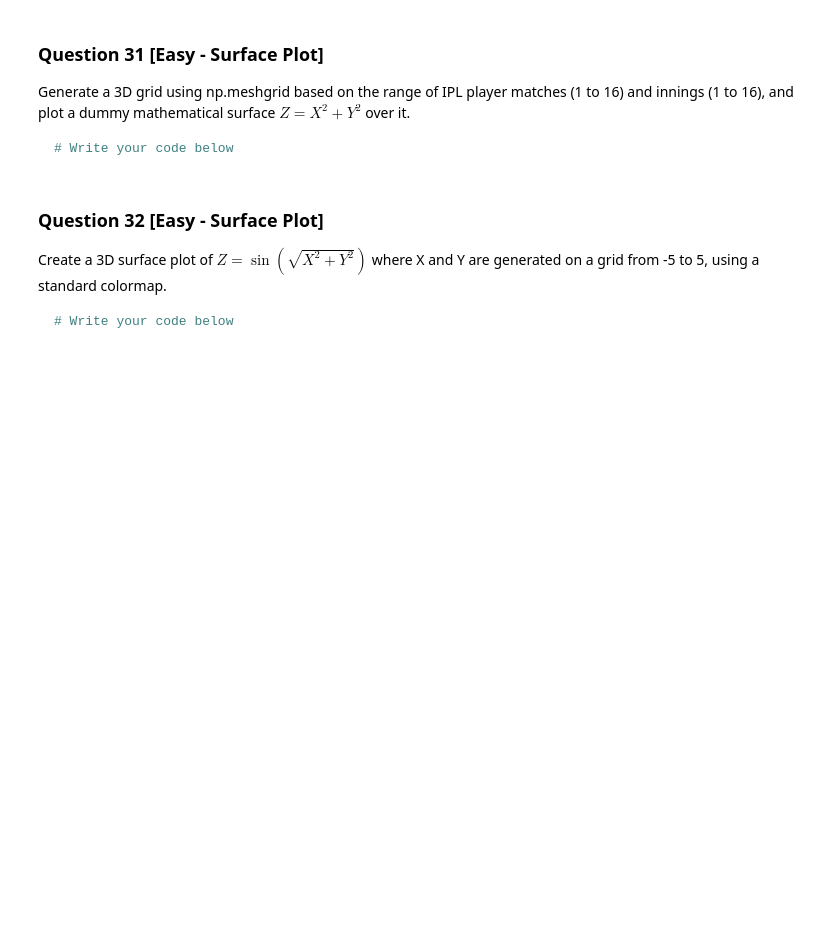
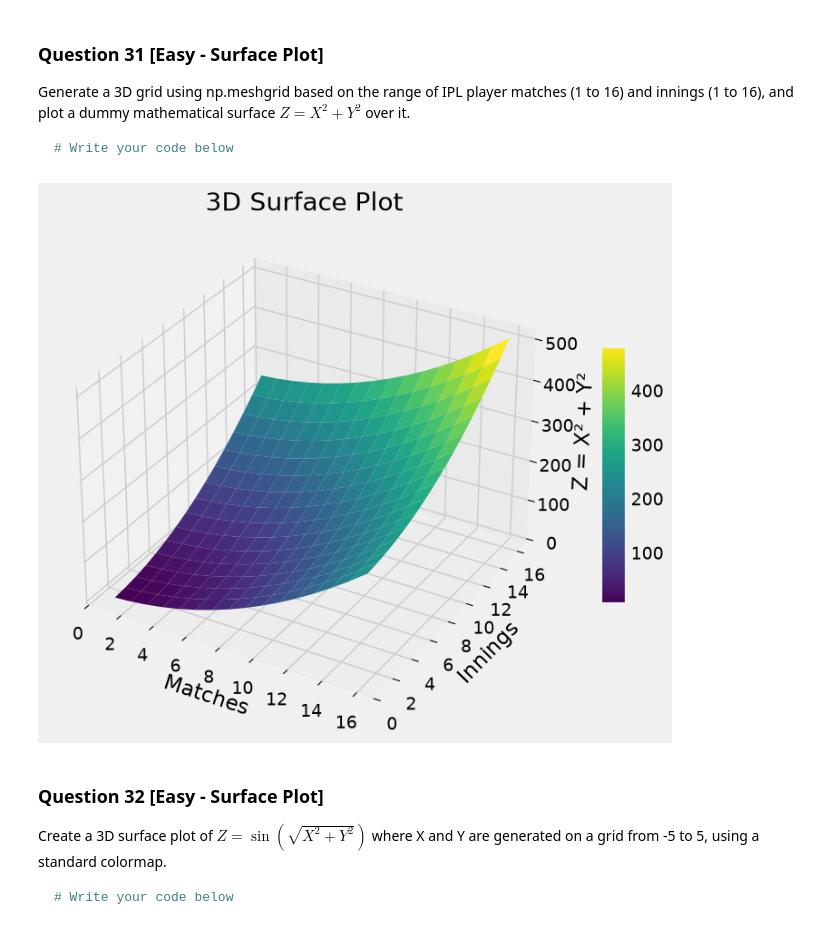
Before and after one commit to Harshit-kumar38/100-Matplotlib-Problems, a Jupyter notebook: Matplotlib_100_solutions.ipynb, the cells around one changed output. Cells and saved outputs as stored; diff of their text form; code cells hidden in the pictures; blank space fills up the shorter version.

````diff
--- a/Matplotlib_100_solutions.ipynb
+++ b/Matplotlib_100_solutions.ipynb
@@ -579,6 +579,44 @@ Generate a 3D grid using np.meshgrid based on the range of IPL player matches (1
 ```python
 # Write your code below
 ```
+# %%
+matches = np.arange(1, 17)
+
+innings = np.arange(1, 17)
+
+# Create 3D grid
+
+X, Y = np.meshgrid(matches, innings)
+
+# Calculate surface values
+
+Z = X**2 + Y**2
+
+# Create 3D surface plot
+
+fig = plt.figure(figsize=(10, 7))
+
+ax = fig.add_subplot(111, projection='3d')
+
+surface = ax.plot_surface(X, Y, Z, cmap='viridis')
+
+# Labels and title
+
+ax.set_xlabel('Matches')
+
+ax.set_ylabel('Innings')
+
+ax.set_zlabel('Z = X² + Y²')
+
+ax.set_title('3D Surface Plot')
+
+# Add color bar
+
+fig.colorbar(surface, shrink=0.5, aspect=10)
+
+plt.show()
+# %% [output]
+[figure, added]
 # %% [markdown]
 ### Question 32 [Easy - Surface Plot]
 Create a 3D surface plot of $Z = \sin(\sqrt{X^2 + Y^2})$ where X and Y are generated on a grid from -5 to 5, using a standard colormap.
````
Also changed, not shown: parts of 1 cell of this notebook.
